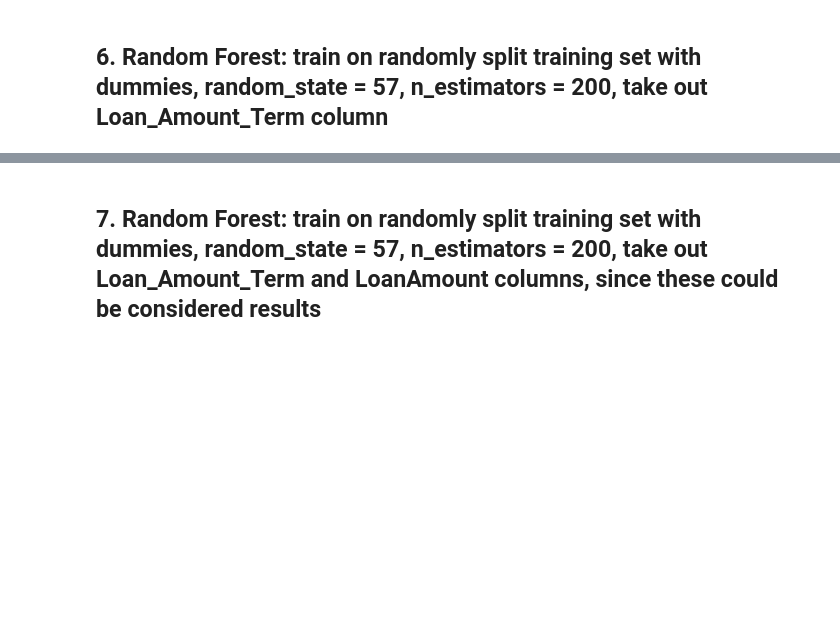
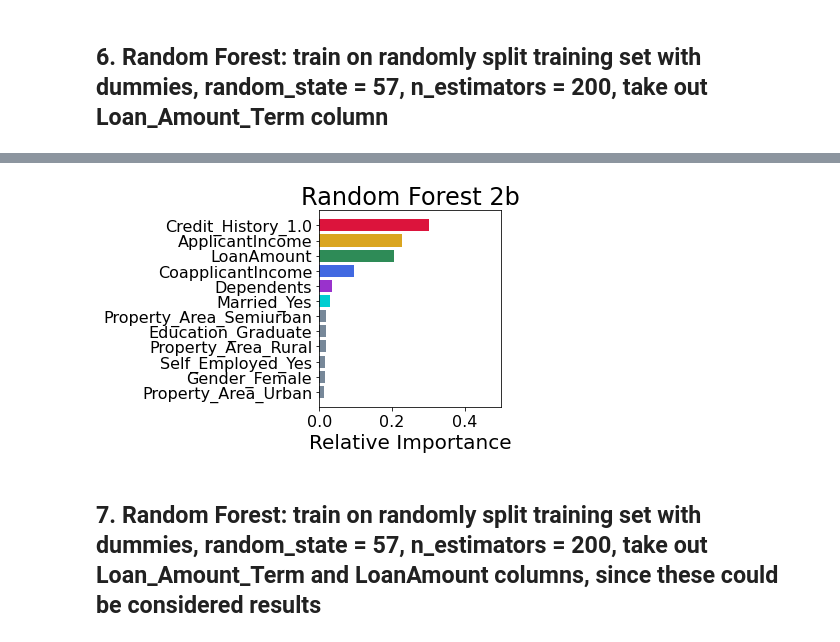
Before and after one commit to MimiBebe/Project-3, a Jupyter notebook: Project_3_BJM_Random_forest_fewer_dummies.ipynb, the cells around one changed output, grey strips where cells are left out. Saved outputs shown, nothing was run; the diff lists cells and outputs as text; code cells hidden in the pictures; blank space fills up the shorter version.

```diff
--- a/Project_3_BJM_Random_forest_fewer_dummies.ipynb
+++ b/Project_3_BJM_Random_forest_fewer_dummies.ipynb
@@ -429,3 +508,26 @@ sorted(zip(rf.feature_importances_, feature_names), reverse=True)
+# %%
+features = feature_names
+importances = rf.feature_importances_
+indices = np.argsort(importances)
+colors = ['lightslategray',] * 12
+colors[11] = 'crimson'
+colors[10] = 'goldenrod'
+colors[9] = 'seagreen'
+colors[8] = 'royalblue'
+colors[7] = 'darkorchid'#dep
+colors[6] = 'darkturquoise'#mar
+plt.rc('xtick', labelsize=SMALL_SIZE)
+plt.rc('ytick', labelsize=SMALL_SIZE)
+plt.title('Random Forest 2b', fontsize=BIGGER_SIZE)
+plt.barh(range(len(indices)), importances[indices], color=colors, align='center')
+plt.yticks(range(len(indices)), [features[i] for i in indices])
+plt.xlabel('Relative Importance', fontsize=MEDIUM_SIZE)
+plt.xlim(0, 0.5)
+plt.tight_layout()
+plt.savefig('static/model_images/RF_2b.png')
+plt.show()
+# %% [output]
+[figure, added]
 # %% [markdown]
 ## 7. Random Forest: train on randomly split training set with dummies, random_state = 57, n_estimators = 200, take out Loan_Amount_Term  and LoanAmount columns, since these could be considered results
 # %%
```
Also changed, not shown: parts of 31 cells of this notebook, 35 other files.
